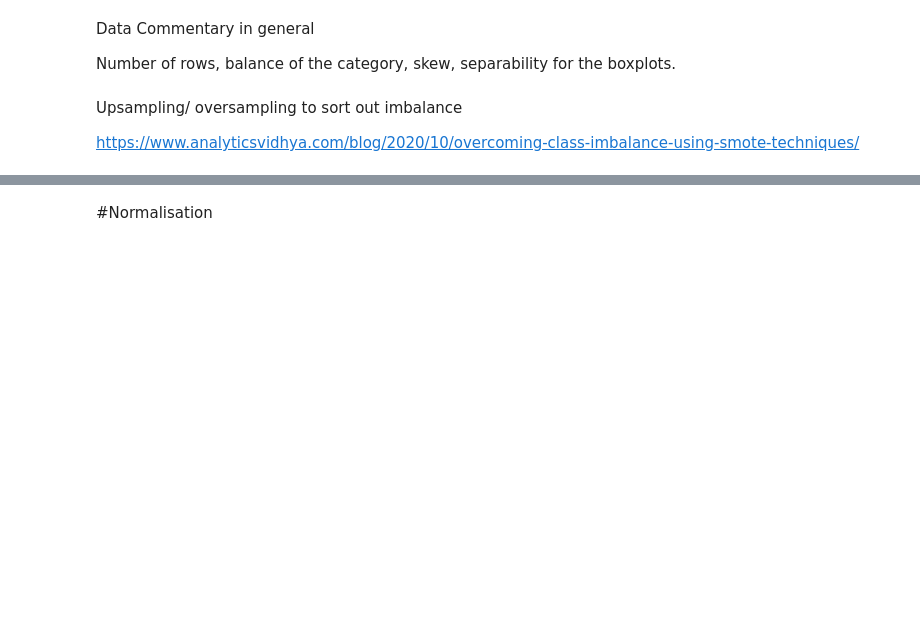
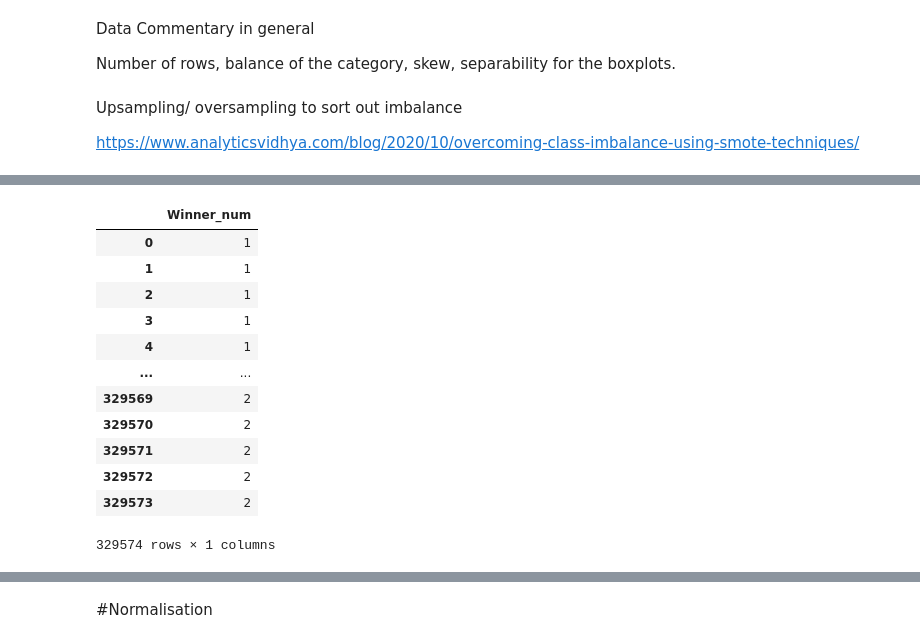
Before and after one commit to Swalke20/DLS_Project, a Jupyter notebook: Project_visualisation.ipynb, the cells around one changed output, grey strips where cells are left out. Drawn from its saved outputs; the diff is of its cells as text; code cells hidden in the pictures; blank space fills up the shorter version.

```diff
--- a/Project_visualisation.ipynb
+++ b/Project_visualisation.ipynb
@@ -354,0 +384,17 @@ data = data_train.values
+# %%
+y_train_resampled = pd.DataFrame(y_train_resampled)
+y_train_resampled.set_axis(['Winner_num'], axis='columns')
+# %% [output]
+|  | Winner_num |
+| 0 | 1 |
+| 1 | 1 |
+| 2 | 1 |
+| 3 | 1 |
+| 4 | 1 |
+| ... | ... |
+| 329569 | 2 |
+| 329570 | 2 |
+| 329571 | 2 |
+| 329572 | 2 |
+| 329573 | 2 |
+329574 rows × 1 columns
```
Also changed, not shown: parts of 16 cells of this notebook.
